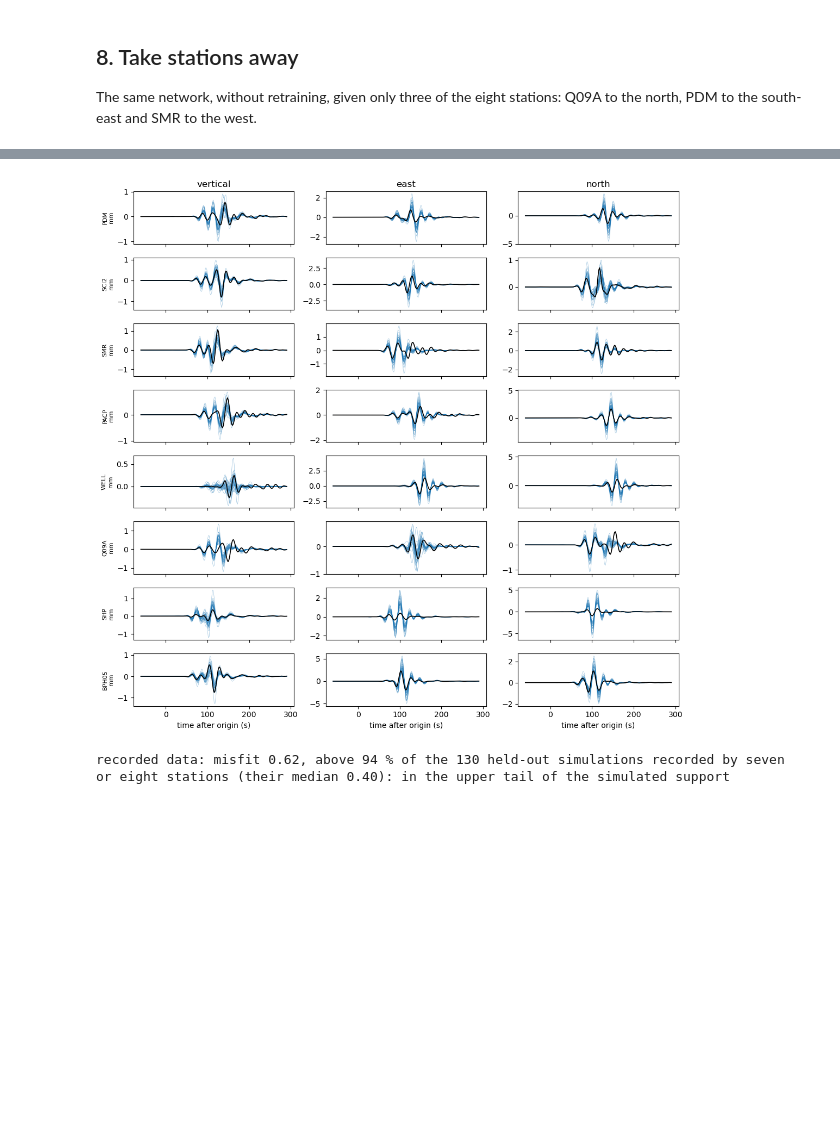
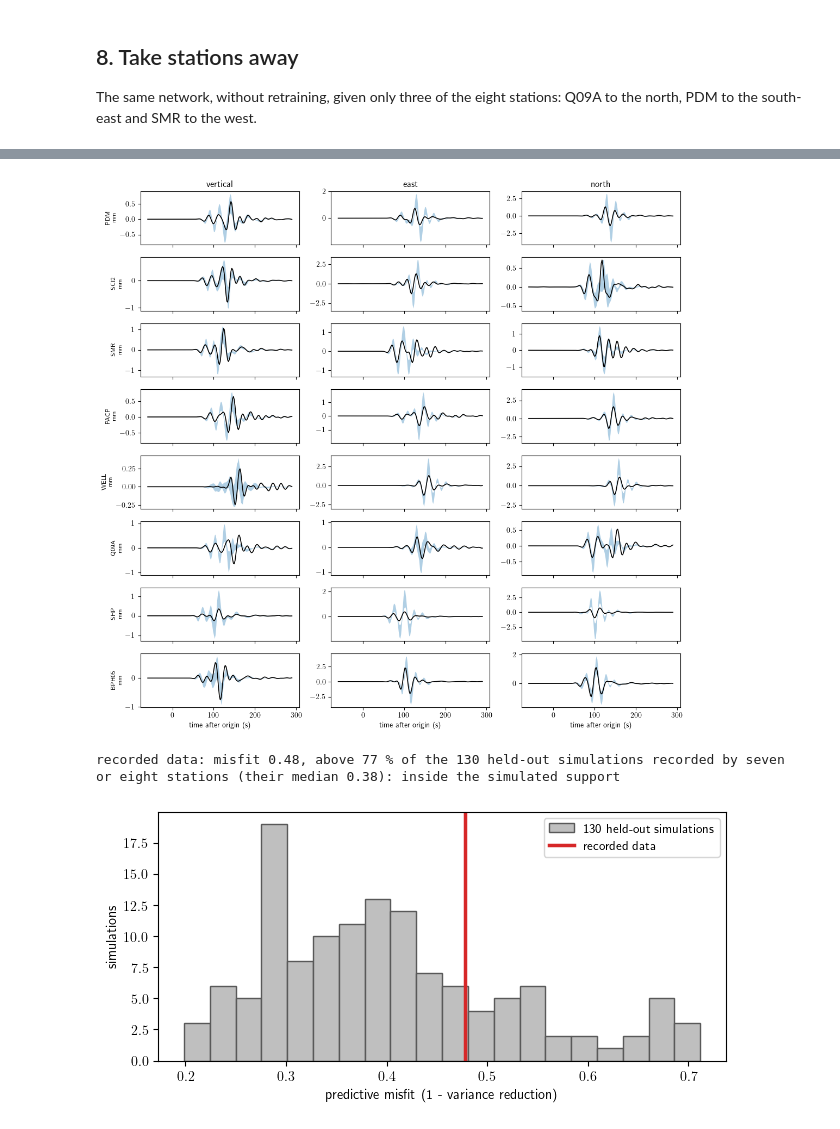
Before and after one commit to asaoulis/seismo-sbi, a Jupyter notebook: examples/npe_flagship.ipynb, the cells around one changed output, grey strips where cells are left out. Drawn from its saved outputs; the diff is of its cells as text; code cells hidden in the pictures; blank space fills up the shorter version.

```diff
--- a/examples/npe_flagship.ipynb
+++ b/examples/npe_flagship.ipynb
@@ -436,0 +471,17 @@ GFZ Mw 6.41      in the NPE 95 % region: yes; Kagan angle to NPE samples  7.4 de
+# %%
+fits = {"NPE posterior mean": (npe_m6.mean(axis=0), "C0"), "Gaussian-likelihood mean": (gl_mean, "C3")}
+fig, axes = plt.subplots(4, 2, figsize=(11, 7.5), sharex=True)
+for station, ax in enumerate(axes.T.ravel()):
+    ax.plot(time_s, observed[station, 0] * 1e3, "k", lw=1.4, label="recorded")
+    reductions = []
+    for label, (m6, colour) in fits.items():
+        synthetic = m6 @ centroid_kernels[:, station, 0]
+        ax.plot(time_s, synthetic * 1e3, color=colour, lw=1.0, label=label)
+        reductions.append(variance_reduction(observed[station, 0], synthetic))
+    ax.set_title(f"{names[station]}: VR {reductions[0]:.2f} (NPE), {reductions[1]:.2f} (Gaussian)", fontsize=9)
+    ax.set_ylabel("mm")
+axes[0, 0].legend(fontsize=8, loc="upper left")
+for ax in axes[-1]:
+    ax.set(xlabel="time after origin (s)", xlim=(0, time_s[-1]))
+fig.tight_layout()
+plt.show()
@@ -475,22 +530,31 @@ posterior, the percentile depends on the training: two runs of this notebook gav
 # %%
-predicted = np.einsum("ni,ijkl->njkl", npe_m6[:30], centroid_kernels)
+predicted_low, predicted_high = np.percentile(np.einsum("ni,ijkl->njkl", npe_m6[:200], centroid_kernels), [5, 95], axis=0)
 fig, axes = plt.subplots(len(names), 3, figsize=(11, 1.3 * len(names)), sharex=True)
 for station, row in enumerate(axes):
     for component, (ax, title) in enumerate(zip(row, ("vertical", "east", "north"))):
-        ax.plot(time_s, predicted[:, station, component].T * 1e3, color="C0", lw=0.5, alpha=0.4)
+        ax.fill_between(time_s, predicted_low[station, component] * 1e3, predicted_high[station, component] * 1e3,
+                        color="C0", alpha=0.35, lw=0)
         ax.plot(time_s, observed[station, component] * 1e3, color="k", lw=1.2)
         axes[0, component].set_title(title)
     row[0].set_ylabel(f"{names[station]}\nmm", fontsize=8)
 for ax in axes[-1]:
     ax.set_xlabel("time after origin (s)")
 fig.tight_layout()
 plt.show()
 recorded_misfit = predictive_misfit(observed, range(len(names)), npe_m6[:20])
 comparable = np.array([misfit for n_stations, misfit in misfits if n_stations >= len(names) - 1])
 percentile = 100 * np.mean(comparable < recorded_misfit)
 reading = "beyond" if percentile > 99 else "in the upper tail of" if percentile > 90 else "inside"
 print(f"recorded data: misfit {recorded_misfit:.2f}, above {percentile:.0f} % of the {len(comparable)} held-out simulations "
       f"recorded by seven or eight stations (their median {np.median(comparable):.2f}): {reading} the simulated support")
+fig, ax = plt.subplots(figsize=(6.5, 3.2))
+ax.hist(comparable, bins=20, color="0.75", edgecolor="0.35", label=f"{len(comparable)} held-out simulations")
+ax.axvline(recorded_misfit, color="C3", lw=2.5, label="recorded data")
+ax.set(xlabel="predictive misfit (1 - variance reduction)", ylabel="simulations")
+ax.legend(fontsize=9)
+plt.tight_layout()
+plt.show()
 # %% [output]
-[figure, old version]
+[figure, new version]
-recorded data: misfit 0.62, above 94 % of the 130 held-out simulations recorded by seven or eight stations (their median 0.40): in the upper tail of the simulated support
+recorded data: misfit 0.48, above 77 % of the 130 held-out simulations recorded by seven or eight stations (their median 0.38): inside the simulated support
+[figure, added]
```
Also changed, not shown: parts of 13 cells of this notebook, 2 other files.
